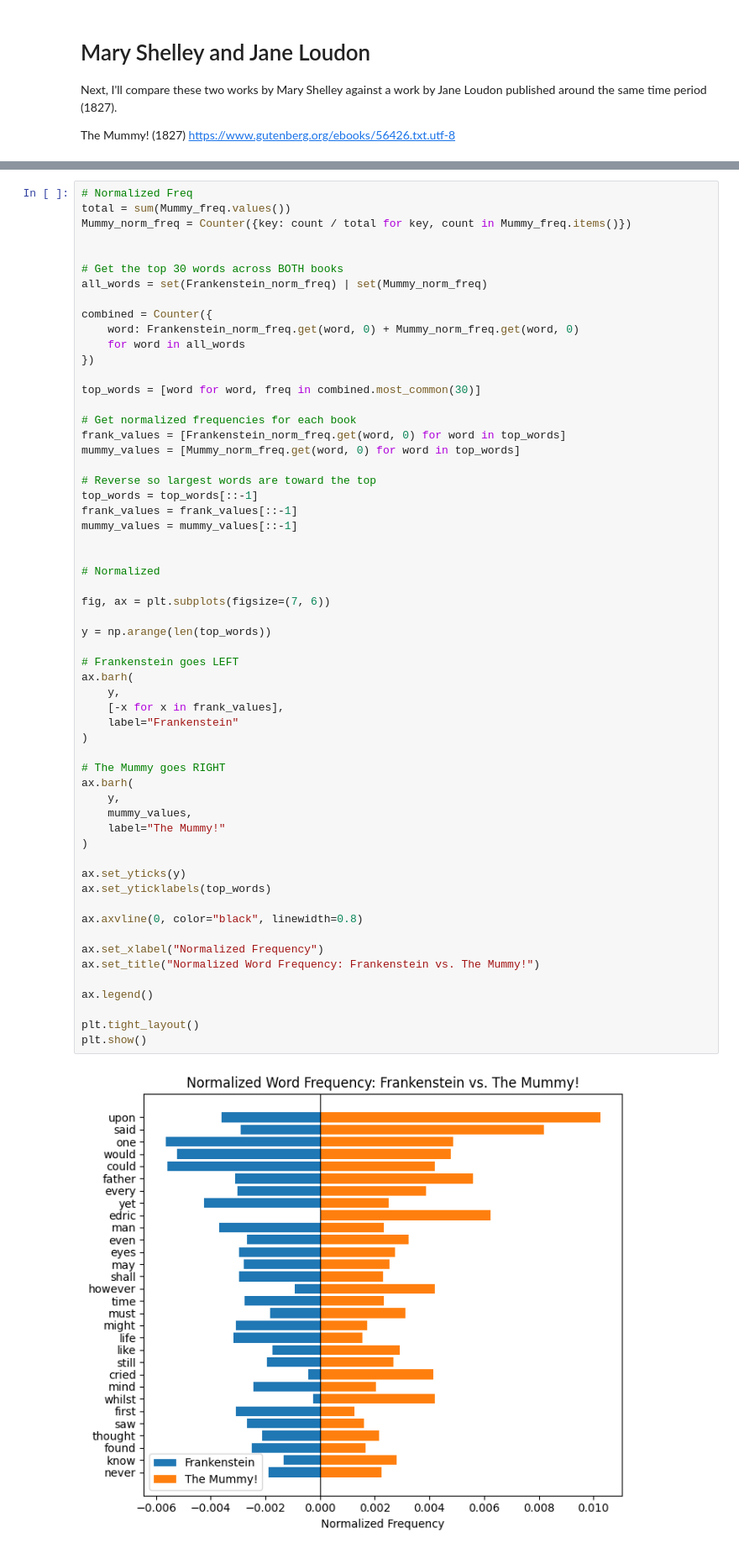
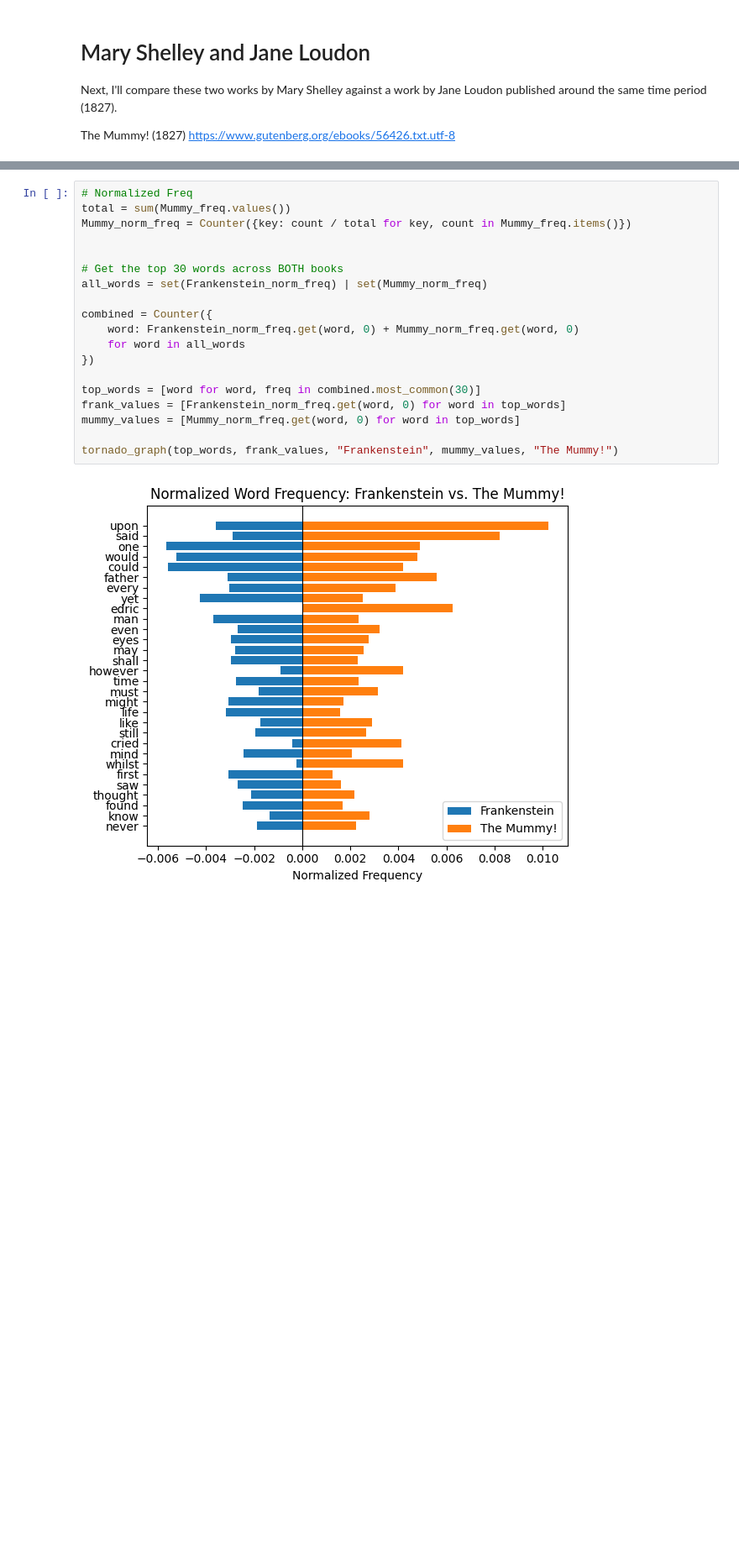
Before and after one commit to breanna-s/MiniProject1, a Jupyter notebook: bslessma.ipynb, the cells around one changed output, grey strips where cells are left out. Shown at 84% size. Saved outputs shown, nothing was run; the diff lists cells and outputs as text; blank space fills up the shorter version.

```diff
--- a/bslessma.ipynb
+++ b/bslessma.ipynb
@@ -438,62 +385,23 @@ plt.show()
 # %%
 # Normalized Freq
 total = sum(Mummy_freq.values())
 Mummy_norm_freq = Counter({key: count / total for key, count in Mummy_freq.items()})
 
 
 # Get the top 30 words across BOTH books
 all_words = set(Frankenstein_norm_freq) | set(Mummy_norm_freq)
 
 combined = Counter({
     word: Frankenstein_norm_freq.get(word, 0) + Mummy_norm_freq.get(word, 0)
     for word in all_words
 })
 
 top_words = [word for word, freq in combined.most_common(30)]
-
-# Get normalized frequencies for each book
 frank_values = [Frankenstein_norm_freq.get(word, 0) for word in top_words]
 mummy_values = [Mummy_norm_freq.get(word, 0) for word in top_words]
 
-# Reverse so largest words are toward the top
-top_words = top_words[::-1]
-frank_values = frank_values[::-1]
-mummy_values = mummy_values[::-1]
-
-
-# Normalized
-
-fig, ax = plt.subplots(figsize=(7, 6))
-
-y = np.arange(len(top_words))
-
-# Frankenstein goes LEFT
-ax.barh(
-    y,
-    [-x for x in frank_values],
-    label="Frankenstein"
-)
-
-# The Mummy goes RIGHT
-ax.barh(
-    y,
-    mummy_values,
-    label="The Mummy!"
-)
-
-ax.set_yticks(y)
-ax.set_yticklabels(top_words)
-
-ax.axvline(0, color="black", linewidth=0.8)
-
-ax.set_xlabel("Normalized Frequency")
-ax.set_title("Normalized Word Frequency: Frankenstein vs. The Mummy!")
-
-ax.legend()
-
-plt.tight_layout()
-plt.show()
+tornado_graph(top_words, frank_values, "Frankenstein", mummy_values, "The Mummy!")
 # %% [output]
-[figure, old version]
+[figure, new version]
 # %%
 # Filtered
```
Also changed, not shown: parts of 23 cells of this notebook.
